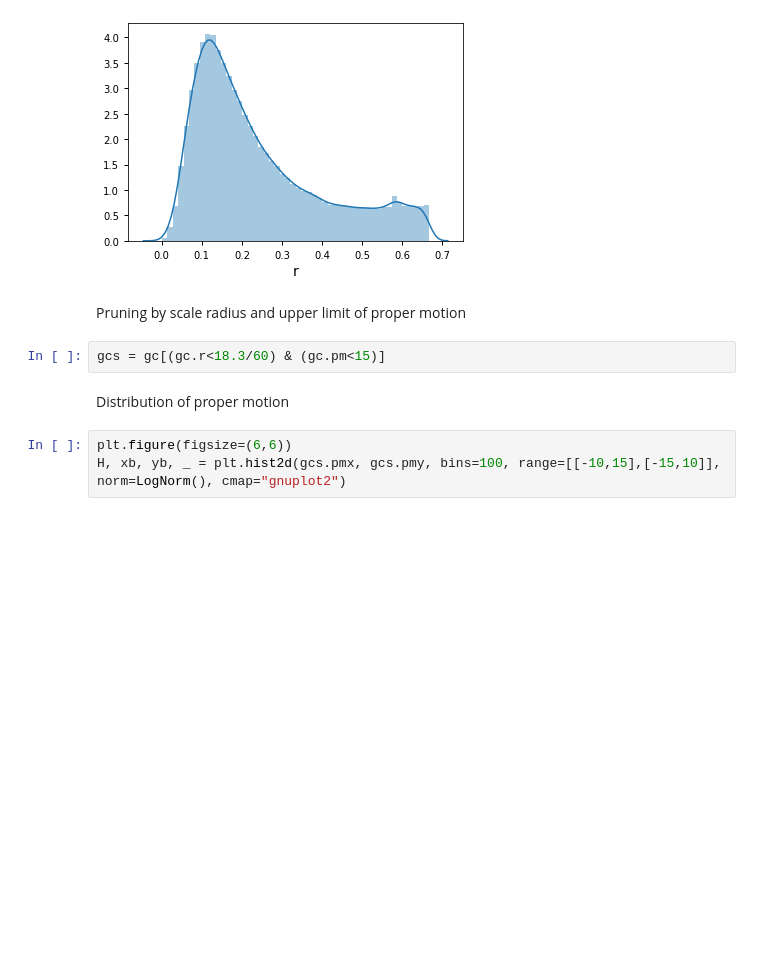
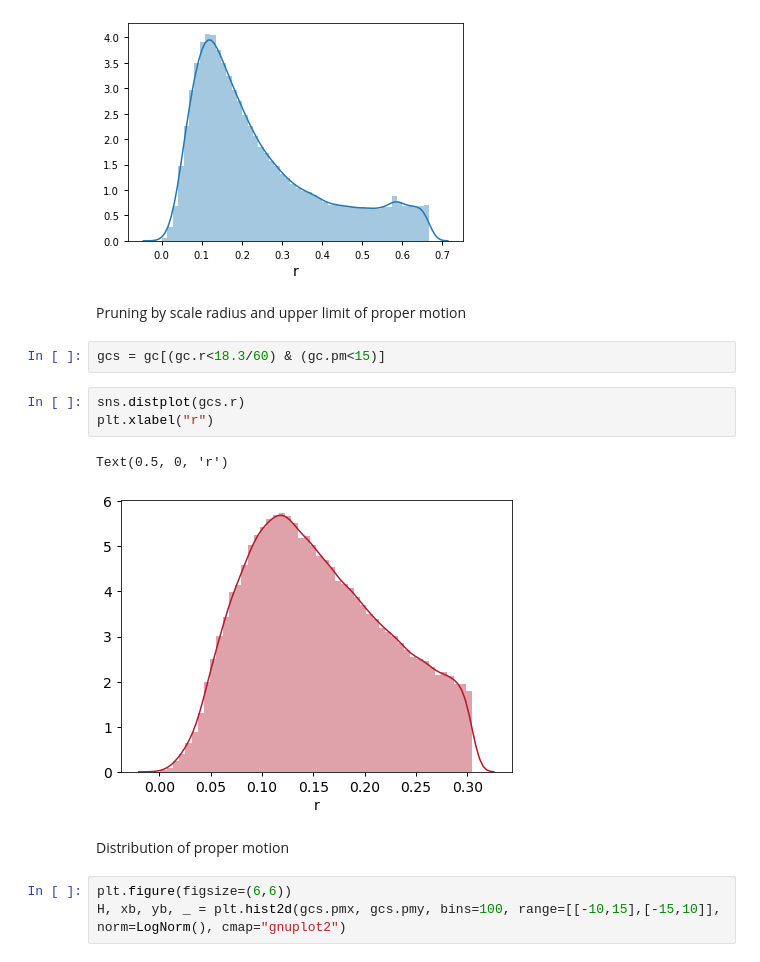
Before and after one commit to nstarman/jas1101_project, a Jupyter notebook: notebooks/ReadGC+Binning+GMM.ipynb, the cells around one changed output. Cells and saved outputs as stored; diff of their text form; blank space fills up the shorter version.

```diff
--- a/notebooks/ReadGC+Binning+GMM.ipynb
+++ b/notebooks/ReadGC+Binning+GMM.ipynb
@@ -79,6 +81,12 @@ Text(0.5, 0, 'r')
 Pruning by scale radius and upper limit of proper motion
 # %%
 gcs = gc[(gc.r<18.3/60) & (gc.pm<15)]
+# %%
+sns.distplot(gcs.r)
+plt.xlabel("r")
+# %% [output]
+Text(0.5, 0, 'r')
+[figure, added]
 # %% [markdown]
 Distribution of proper motion
 # %%
```
Also changed, not shown: parts of 21 cells of this notebook, 15 other files.
